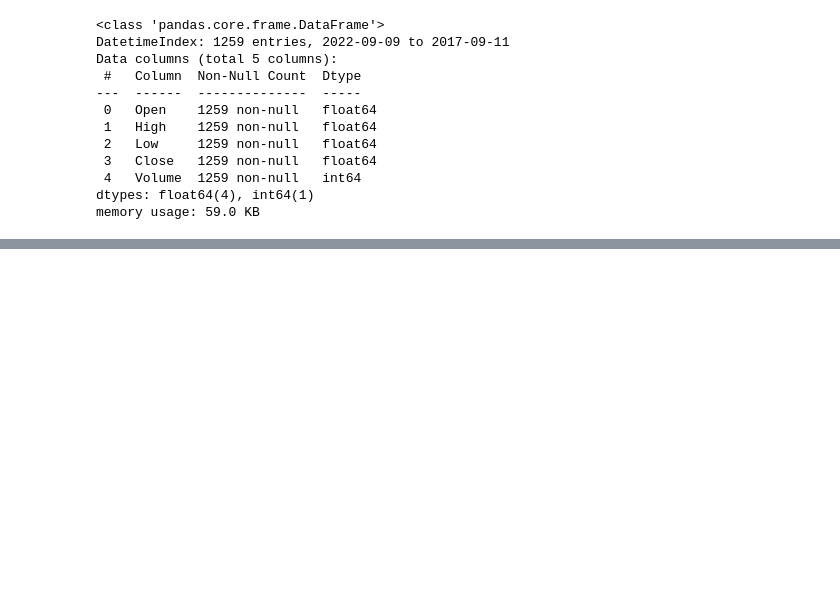
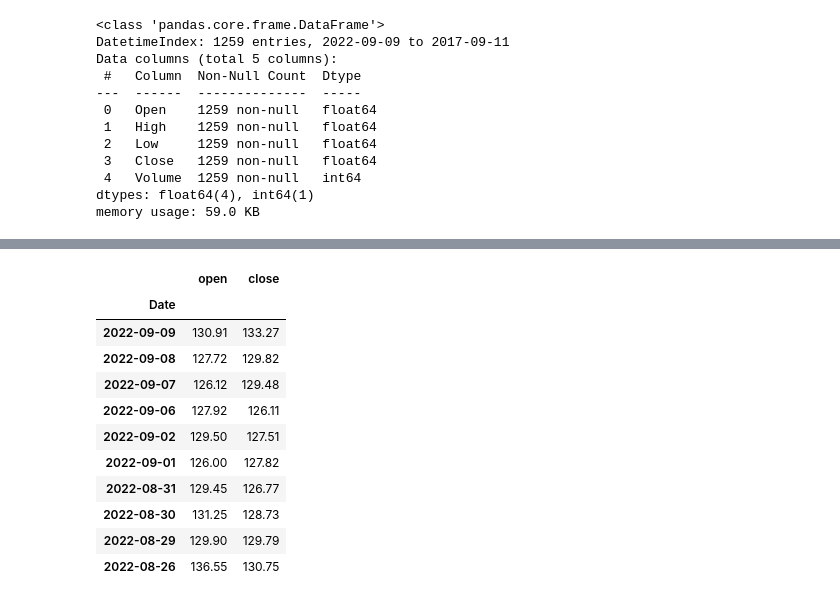
Before and after one commit to davidofitaly/course_notes_data-science-bootcamp-w-j-zyku-python---od-A-do-Z-12.5h-, a Jupyter notebook: 02_analiza_danych/08_case_study_dane_giełdowe_cz_2.ipynb, the cells around one changed output, grey strips where cells are left out. Drawn from its saved outputs; the diff is of its cells as text; code cells hidden in the pictures; blank space fills up the shorter version.

```diff
--- a/02_analiza_danych/08_case_study_dane_giełdowe_cz_2.ipynb
+++ b/02_analiza_danych/08_case_study_dane_giełdowe_cz_2.ipynb
@@ -26,3 +26,6 @@ Data columns (total 5 columns):
  4   Volume  1259 non-null   int64
 dtypes: float64(4), int64(1)
 memory usage: 59.0 KB
+# %%
+df.columns = [col.lower() for col in df.columns]
+df.columns
@@ -28,0 +36,3 @@ memory usage: 59.0 KB
+# %%
+df = df.head(10)
+df['open']
@@ -28,0 +67,15 @@ memory usage: 59.0 KB
+# %%
+df[['open','close']]
+# %% [output]
+|  | open | close |
+| Date |  |  |
+| 2022-09-09 | 130.91 | 133.27 |
+| 2022-09-08 | 127.72 | 129.82 |
+| 2022-09-07 | 126.12 | 129.48 |
+| 2022-09-06 | 127.92 | 126.11 |
+| 2022-09-02 | 129.50 | 127.51 |
+| 2022-09-01 | 126.00 | 127.82 |
+| 2022-08-31 | 129.45 | 126.77 |
+| 2022-08-30 | 131.25 | 128.73 |
+| 2022-08-29 | 129.90 | 129.79 |
+| 2022-08-26 | 136.55 | 130.75 |
```
Also changed, not shown: parts of 8 cells of this notebook.
